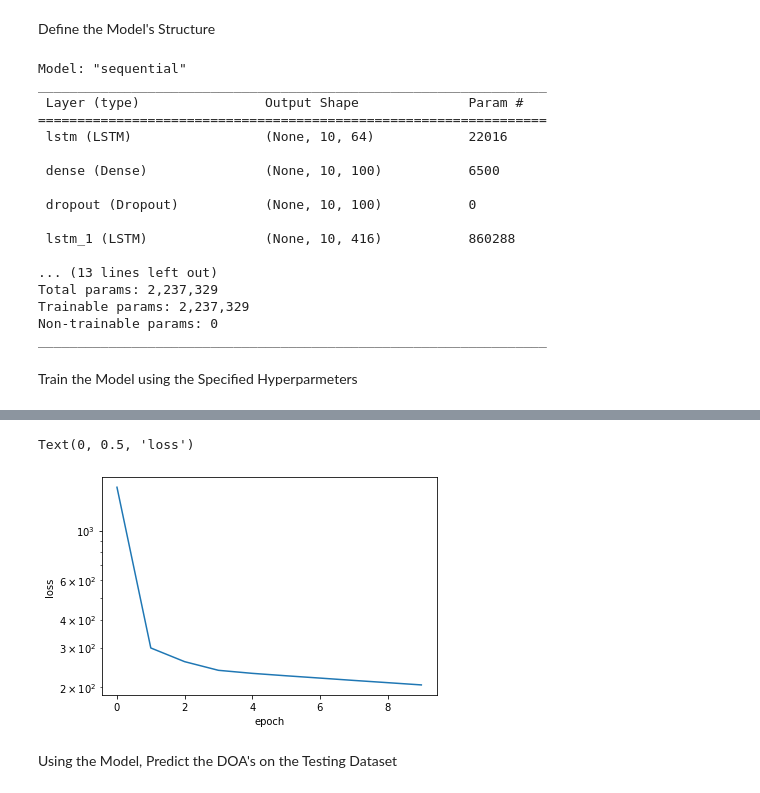
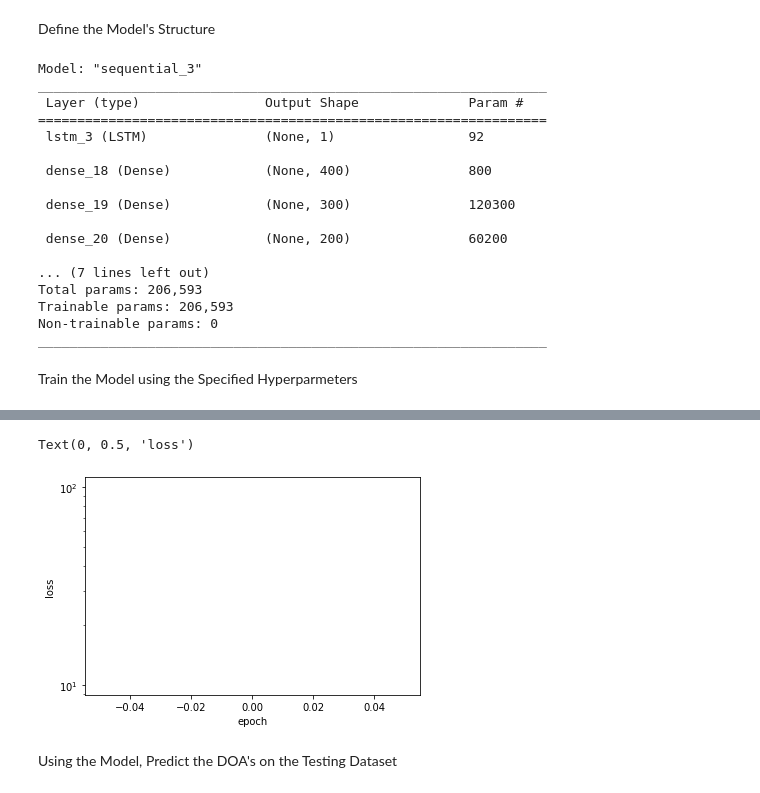
Before and after one commit to mbisbano1/MLDOA_ET, a Jupyter notebook: ML Code/SeniorDesignCode-Daniel.ipynb, the cells around one changed output, grey strips where cells are left out. Drawn from its saved outputs; the diff is of its cells as text; code cells hidden in the pictures.

```diff
--- a/ML Code/SeniorDesignCode-Daniel.ipynb
+++ b/ML Code/SeniorDesignCode-Daniel.ipynb
@@ -228,7 +106,7 @@ targets=y_train_scale # time steps in the data (don't need)
 sequence_length=10 # window length
 sequence_stride=1# period between successive output sequences
 sampling_rate=1 # period between successive individual timesteps     within sequences
-batch_size=NumSampsPerPing # number of time series samples in each batch
+batch_size=48 # number of time series samples in each batch
 shuffle=False #shuffle the data before making the windows
 seed=None # is related to shuffle
 start_index=None # is related to shuffle
@@ -299,61 +131,73 @@ Define the Model's Structure
 # With all the preproccessing done, it is time to define the model
 # Define the LSTM Model
 model= Sequential()
-model.add(LSTM(units=64, activation='tanh', input_shape=(sequence_length,n_features), return_sequences=True))
-model.add(Dense(units=100))
-model.add(Dropout(0.2))
+model.add(LSTM(units=1, activation='tanh', input_shape=(sequence_length,n_features), return_sequences=False))
+#model.add(Dense(units=300))
+#model.add(Dropout(0.5))
 
-model.add(LSTM(units=416, activation='tanh', return_sequences=True))
-model.add(Dense(units=100))
-model.add(Dropout(0.2))
+#model.add(LSTM(units=416, activation='tanh', return_sequences=True))
+#model.add(Dense(units=300))
+#model.add(Dropout(0.5))
 
-model.add(LSTM(units=512))
-model.add(Dense(units=100))
-model.add(Dropout(0.2))
+#model.add(LSTM(units=512, return_sequences=True))
+#model.add(Dense(units=300))
+#model.add(Dropout(0.5))
 
+#model.add(LSTM(units=416, return_sequences=False))
+#model.add(Dense(units=300))
+#model.add(Dropout(0.5))
+
+#model.add(LSTM(units=64, return_sequences=False))
+#model.add(Dense(units=60))
+#model.add(Dropout(0.2))
 
 #model.add(LSTM(units=320, activation='tanh', return_sequences=True))
 #model.add(Dropout(0.2))
 
 #model.add(LSTM(units=480))
 #model.add(Dropout(0.2))
-
+model.add(Dense(units=400))
+model.add(Dense(units=300))
+model.add(Dense(units=200))
+model.add(Dense(units=100))
+model.add(Dense(units=50))
 
 model.add(Dense(units=1)) #one output (namely: DOA)
 # %%
 model.summary()
 # %% [output]
-Model: "sequential"
+Model: "sequential_3"
 _________________________________________________________________
  Layer (type)                Output Shape              Param #
 =================================================================
- lstm (LSTM)                 (None, 10, 64)            22016
+ lstm_3 (LSTM)               (None, 1)                 92
 
- dense (Dense)               (None, 10, 100)           6500
+ dense_18 (Dense)            (None, 400)               800
 
- dropout (Dropout)           (None, 10, 100)           0
+ dense_19 (Dense)            (None, 300)               120300
 
- lstm_1 (LSTM)               (None, 10, 416)           860288
+ dense_20 (Dense)            (None, 200)               60200
 
-... (13 lines left out)
-Total params: 2,237,329
-Trainable params: 2,237,329
+... (7 lines left out)
+Total params: 206,593
+Trainable params: 206,593
 Non-trainable params: 0
 _________________________________________________________________
 # %% [markdown]
 Train the Model using the Specified Hyperparmeters
 # %%
 def scheduler(epoch,lr):
-    if epoch>=1:
+    if epoch<=1:
         return lr
     elif epoch>=2 | epoch<=4:
-        return lr/1.65
+        return lr/1.15
     else:
         return lr * tf.math.exp(-.5)
 # %%
 #Now it is time to train the model
-opt=tf.keras.optimizers.Adam(learning_rate=.00001)#,decay=.97)
-model.compile(loss='mean_squared_error', optimizer=opt)#metrics=['mean_squared_error','binary_crossentropy'])
+opt=tf.keras.optimizers.Adam(learning_rate=.005)#,decay=.97)
+huber=tf.keras.losses.Huber(delta=8)
+model.compile(loss=huber, optimizer=opt)#metrics=['mean_squared_error','binary_crossentropy'])
 
 
 sc = tf.keras.callbacks.LearningRateScheduler(scheduler)
@@ -363,7 +207,7 @@ es= EarlyStopping(monitor='loss', mode='min',verbose=1,patience=10)
 
 #t0=time.time()
 #history= model.fit(inputs,steps_per_epoch=4000,epochs=200,verbose=1, callbacks=[es])
-history= model.fit(inputs,epochs=10,batch_size=None,callbacks=[sc])
+history= model.fit(inputs,epochs=1,batch_size=None)
 #t1=time.time()
 #print("The total run time to train was %.2f seconds"%(t1-t0))
 
@@ -395,5 +220,5 @@ Epoch 10/10
 Text(0, 0.5, 'loss')
-[figure, old version]
+[figure, new version]
 # %% [markdown]
 Using the Model, Predict the DOA's on the Testing Dataset
 # %%
```
Also changed, not shown: parts of 35 cells of this notebook, 1 other file.
